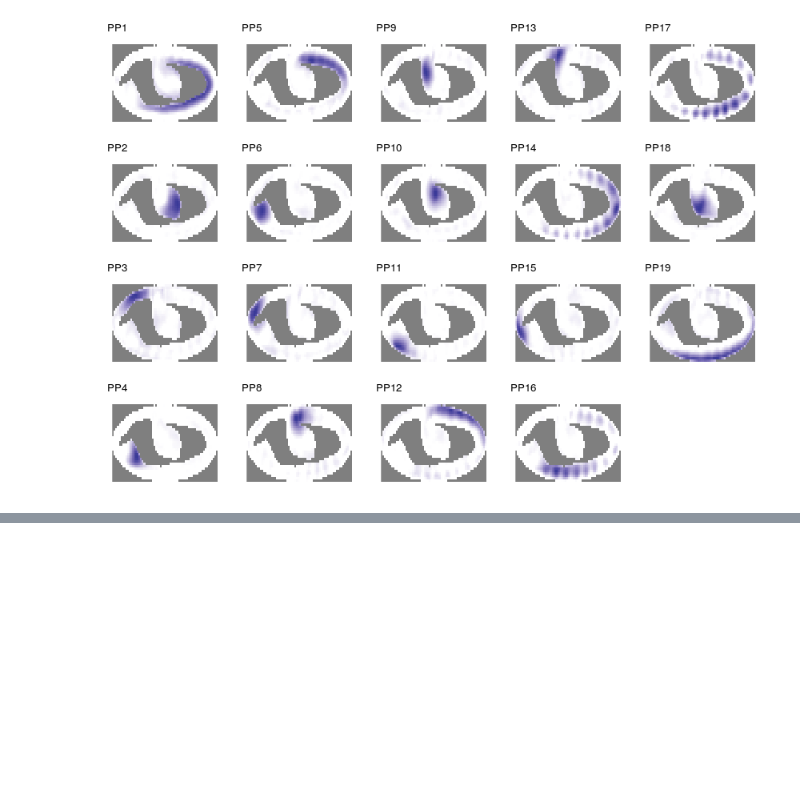
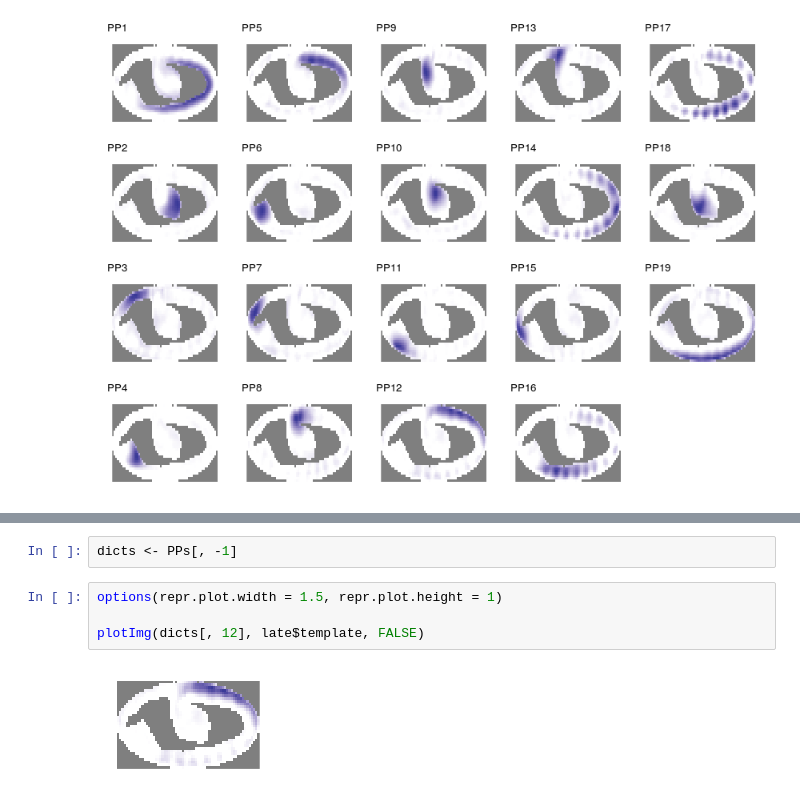
Before and after one commit to Runjing-Liu120/drosophila_late_stage_analysis, a Jupyter notebook: process_results/read_staNMF_results.ipynb, the cells around one changed output, grey strips where cells are left out. Drawn from its saved outputs; the diff is of its cells as text; blank space fills up the shorter version.

```diff
--- a/process_results/read_staNMF_results.ipynb
+++ b/process_results/read_staNMF_results.ipynb
@@ -123,0 +182,8 @@ read.csv('../scripts/staNMFDicts/K=19/alpha_99.Rdata')[-1]
+# %%
+dicts <- PPs[, -1]
+# %%
+options(repr.plot.width = 1.5, repr.plot.height = 1)
+
+plotImg(dicts[, 12], late$template, FALSE)
+# %% [output]
+[figure, added]
```
Also changed, not shown: parts of 21 cells of this notebook, 1 other file.
